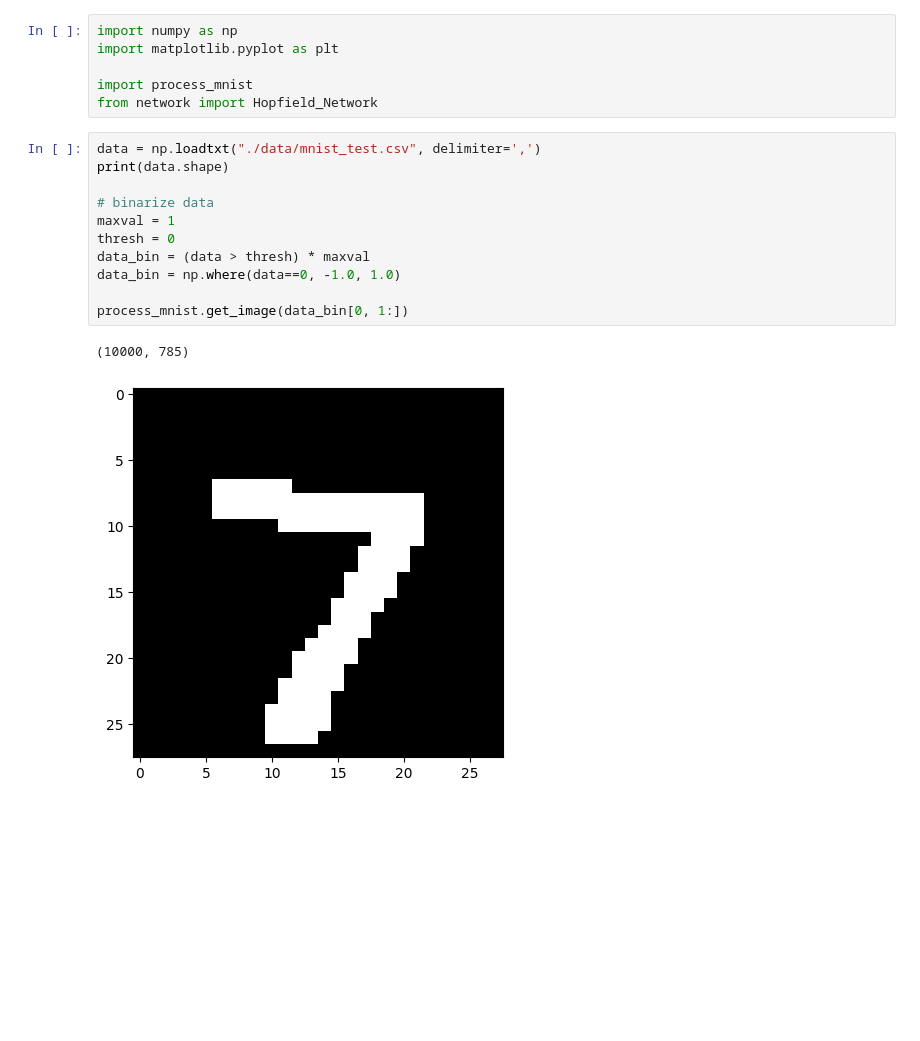
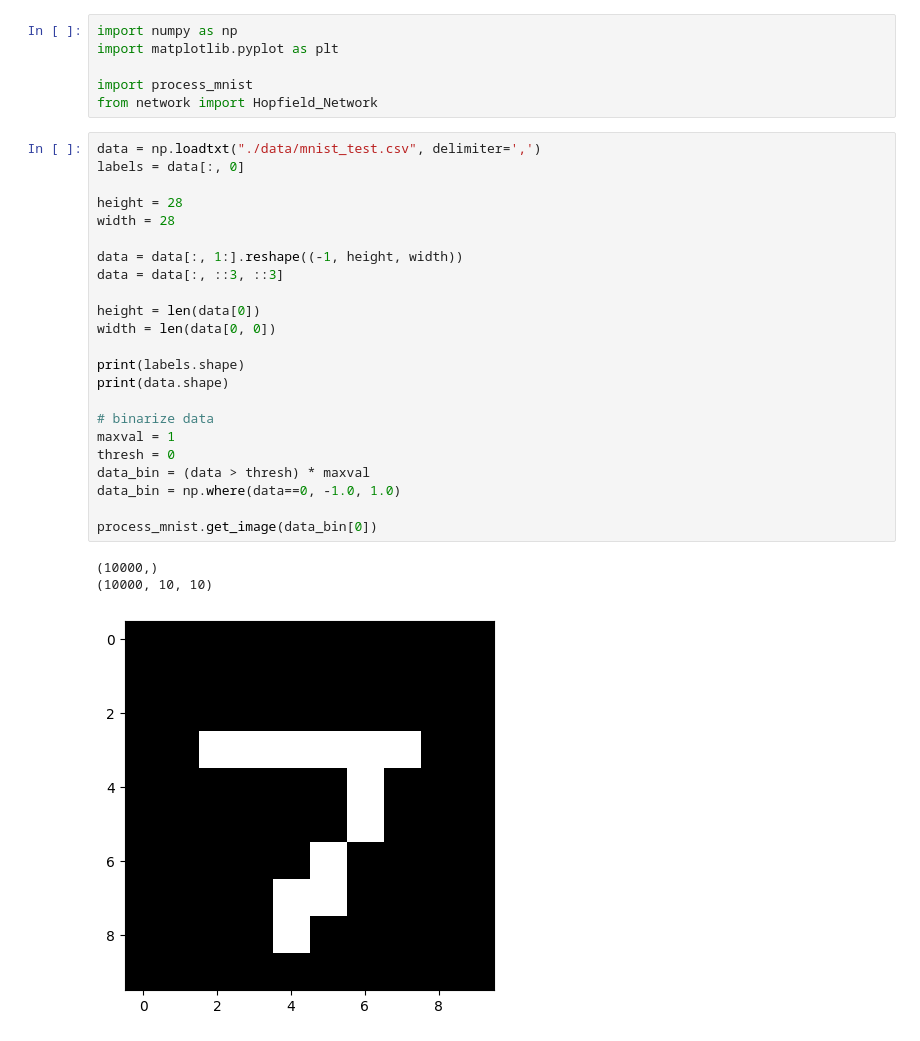
Before and after one commit to hirozouu/Hopfield_Network, a Jupyter notebook: main.ipynb, the cells around one changed output. Saved outputs shown, nothing was run; the diff lists cells and outputs as text; blank space fills up the shorter version.

```diff
--- a/main.ipynb
+++ b/main.ipynb
@@ -6,16 +6,29 @@ import process_mnist
 from network import Hopfield_Network
 # %%
 data = np.loadtxt("./data/mnist_test.csv", delimiter=',')
+labels = data[:, 0]
+
+height = 28
+width = 28
+
+data = data[:, 1:].reshape((-1, height, width))
+data = data[:, ::3, ::3]
+
+height = len(data[0])
+width = len(data[0, 0])
+
+print(labels.shape)
 print(data.shape)
 
 # binarize data
 maxval = 1
 thresh = 0
 data_bin = (data > thresh) * maxval
 data_bin = np.where(data==0, -1.0, 1.0)
 
-process_mnist.get_image(data_bin[0, 1:])
+process_mnist.get_image(data_bin[0])
 # %% [output]
-(10000, 785)
+(10000,)
+(10000, 10, 10)
-[figure, old version]
+[figure, new version]
 # %%
```
Also changed, not shown: parts of 1 cell of this notebook, 2 other files.
